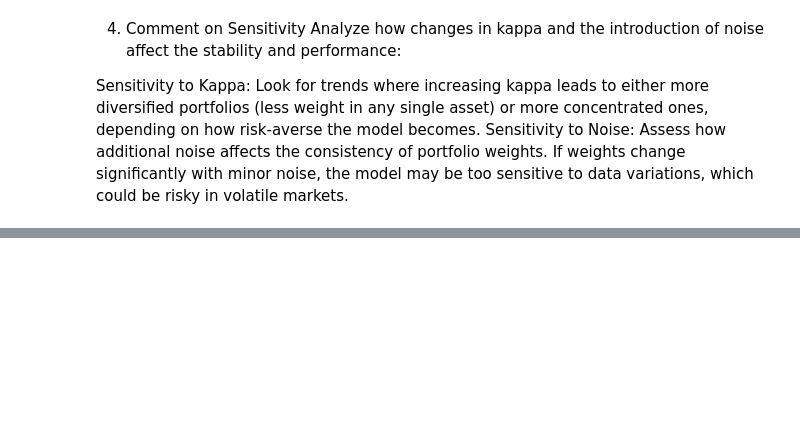
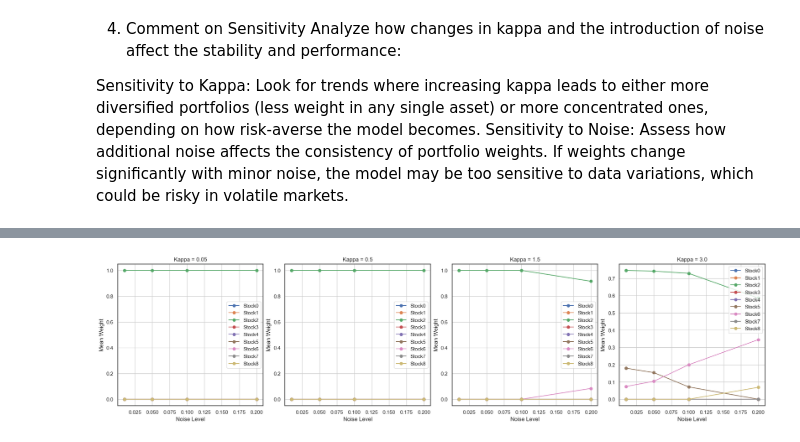
Before and after one commit to ruimaciell/2nd_homework_ml, a Jupyter notebook: Exercise2.ipynb, the cells around one changed output, grey strips where cells are left out. Saved outputs shown, nothing was run; the diff lists cells and outputs as text; code cells hidden in the pictures; blank space fills up the shorter version.

```diff
--- a/Exercise2.ipynb
+++ b/Exercise2.ipynb
@@ -231,5 +203,5 @@ array([[ 2.84714780e-04, -5.94364541e-08,  3.40698361e-07,
 # Trying different Kappas and noise
 # %%
 # Define kappa values and noise levels
-kappa_values = [0.1, 0.2, 0.3, 0.4, 0.5, 0.6, 0.7, 0.8, 0.9]  # Adjust kappa to see effects on the portfolio weights
-noise_levels = [0.01, 0.05, 0.1, 0.15, 0.2]  # Standard deviations for Gaussian noise
+kappa_values = [0.05, 0.5, 1.5, 3.0]
+noise_levels = [0.01, 0.05, 0.1, 0.2]
@@ -401,0 +434,4 @@ for i in range(N):
+# %%
+results = pd.DataFrame(results)
+
+results
@@ -401,0 +508,41 @@ for i in range(N):
+# %%
+import matplotlib.pyplot as plt
+
+# Function to plot the mean portfolio weights across noise levels
+def plot_weights_vs_noise_grid(kappa_values, weights_summary):
+    num_kappas = len(kappa_values)
+    num_cols = 4  # Number of plots per row
+    num_rows = (num_kappas + num_cols - 1) // num_cols  # Calculate the number of rows needed
+
+    fig, axes = plt.subplots(num_rows, num_cols, figsize=(20, 5 * num_rows), constrained_layout=True)
+    axes = axes.flatten()  # Flatten the 2D array of axes to make indexing easier
+
+    for idx, kappa in enumerate(kappa_values):
+        subset = weights_summary[weights_summary['kappa'] == kappa]
+        noise_levels = subset['noise_level']
+
+        for col in [col for col in subset.columns if 'mean' in col]:
+            stock_index = col.split('_')[0]
+            weights_mean = subset[col]
+
+            axes[idx].plot(noise_levels, weights_mean, marker='o', label=stock_index)
+
+        axes[idx].set_title(f'Kappa = {kappa}')
+        axes[idx].set_xlabel('Noise Level')
+        axes[idx].set_ylabel('Mean Weight')
+        axes[idx].legend()
+        axes[idx].grid(True)
+
+    # Hide any unused subplots
+    for ax in axes[num_kappas:]:
+        ax.axis('off')
+
+    plt.show()
+
+# Define kappa values for the plot
+kappa_values = results['kappa'].unique()
+
+# Plot the weights in a grid
+plot_weights_vs_noise_grid(kappa_values, weights_summary)
+# %% [output]
+[figure, added]
```
Also changed, not shown: parts of 15 cells of this notebook, 1 other file.
